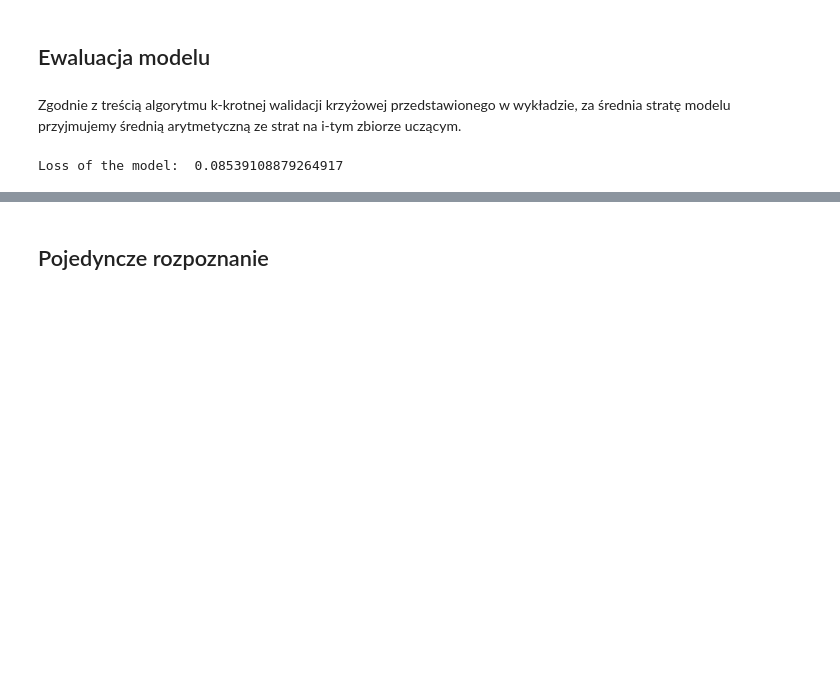
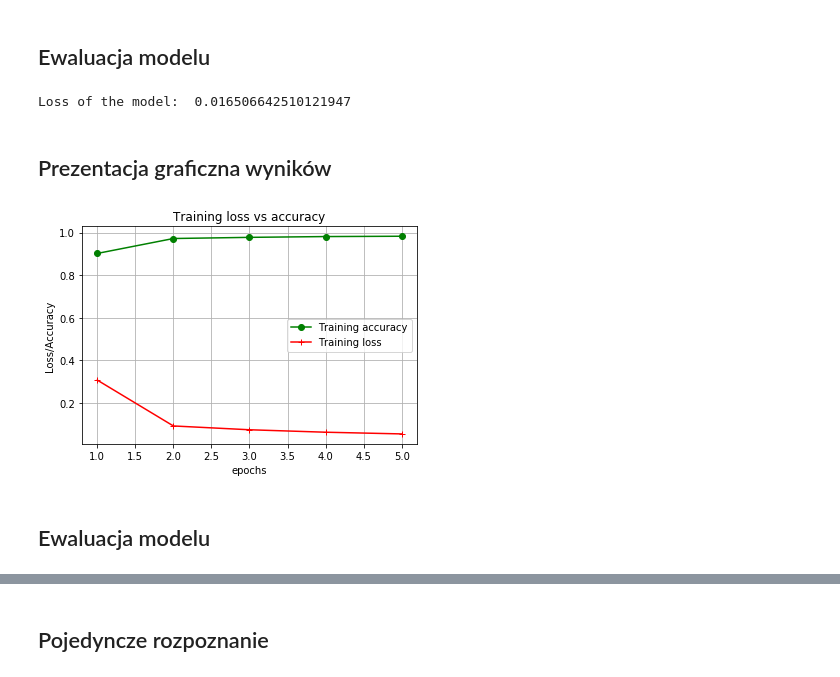
Before and after one commit to wojtasRobert/PSZT-19L, a Jupyter notebook: main-checkpoint.ipynb, the cells around one changed output, grey strips where cells are left out. Drawn from its saved outputs; the diff is of its cells as text; code cells hidden in the pictures; blank space fills up the shorter version.

```diff
--- a/main-checkpoint.ipynb
+++ b/main-checkpoint.ipynb
@@ -260,9 +251,27 @@ Epoch 1/1
 # %% [markdown]
 ## Ewaluacja modelu
-# %% [markdown]
-Zgodnie z treścią algorytmu k-krotnej walidacji krzyżowej przedstawionego w wykładzie, za średnia stratę modelu przyjmujemy średnią arytmetyczną ze strat na i-tym zbiorze uczącym.
 # %%
-loss = np.mean(loss_results)
+loss = 1/k * sum(loss_results)
 print('Loss of the model: ', loss)
 # %% [output]
-Loss of the model:  0.08539108879264917
+Loss of the model:  0.016506642510121947
+# %% [markdown]
+## Prezentacja graficzna wyników
+# %%
+history = result.history
+train_acc = history['acc']
+train_loss = history['loss']
+
+epochs = range(1, len(train_acc)+1)
+# %%
+plt.plot(epochs, train_acc, 'go-', label='Training accuracy')
+plt.plot(epochs, train_loss, 'r+-', label='Training loss')
+plt.legend()
+plt.title('Training loss vs accuracy')
+plt.xlabel('epochs')
+plt.ylabel('Loss/Accuracy')
+plt.grid()
+# %% [output]
+[figure, added]
+# %% [markdown]
+## Ewaluacja modelu
```
Also changed, not shown: parts of 21 cells of this notebook.
